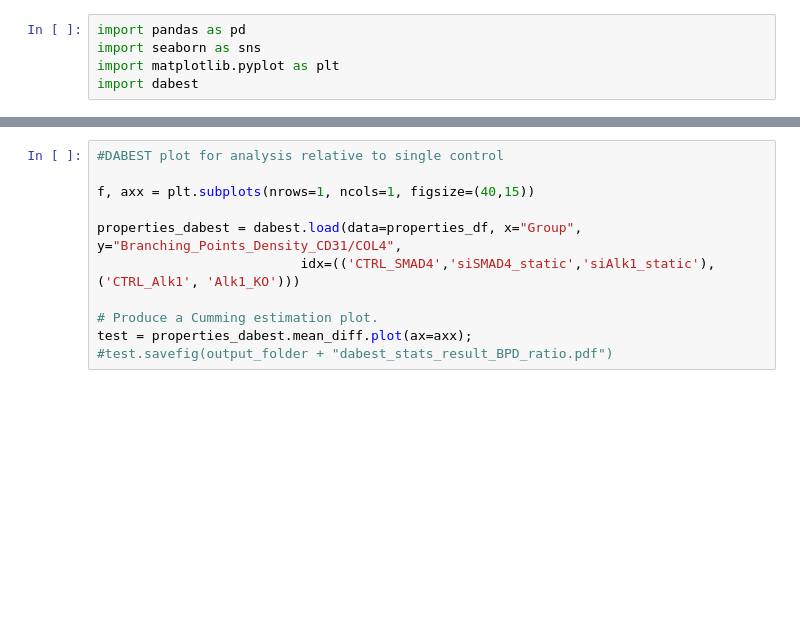
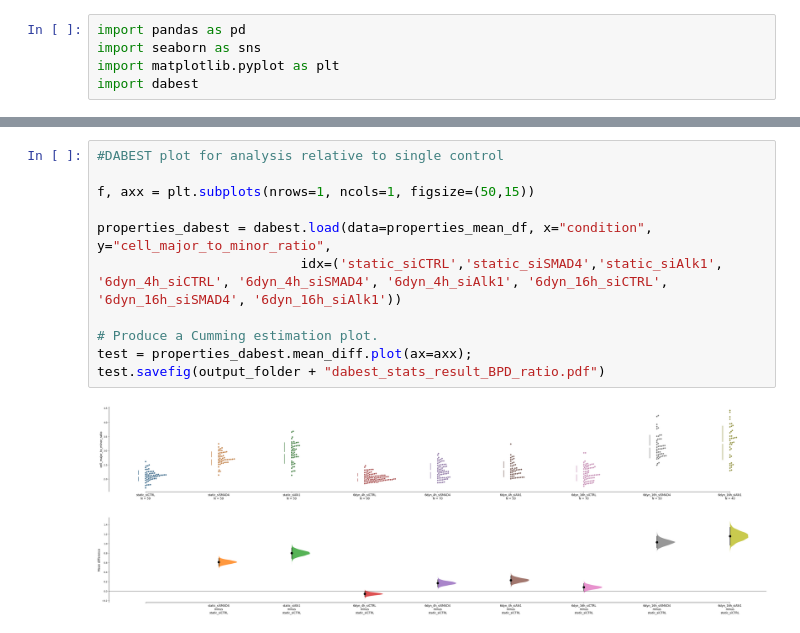
Before and after one commit to gerhardt-lab/polarityjam-HHT, a Jupyter notebook: Get_Statistics_of_PolarityJaM_feature.ipynb, the cells around one changed output, grey strips where cells are left out. Drawn from its saved outputs; the diff is of its cells as text; blank space fills up the shorter version.

```diff
--- a/Get_Statistics_of_PolarityJaM_feature.ipynb
+++ b/Get_Statistics_of_PolarityJaM_feature.ipynb
@@ -152,14 +118,16 @@ test.savefig(output_folder + "dabest_stats_result_KLF4_1.pdf")
 # %%
 #DABEST plot for analysis relative to single control
 
-f, axx = plt.subplots(nrows=1, ncols=1, figsize=(40,15))
+f, axx = plt.subplots(nrows=1, ncols=1, figsize=(50,15))
 
-properties_dabest = dabest.load(data=properties_df, x="Group", y="Branching_Points_Density_CD31/COL4",
-                          idx=(('CTRL_SMAD4','siSMAD4_static','siAlk1_static'), ('CTRL_Alk1', 'Alk1_KO')))
+properties_dabest = dabest.load(data=properties_mean_df, x="condition", y="cell_major_to_minor_ratio",
+                          idx=('static_siCTRL','static_siSMAD4','static_siAlk1', '6dyn_4h_siCTRL', '6dyn_4h_siSMAD4', '6dyn_4h_siAlk1', '6dyn_16h_siCTRL', '6dyn_16h_siSMAD4', '6dyn_16h_siAlk1'))
 
 # Produce a Cumming estimation plot.
 test = properties_dabest.mean_diff.plot(ax=axx);
-#test.savefig(output_folder + "dabest_stats_result_BPD_ratio.pdf")
+test.savefig(output_folder + "dabest_stats_result_BPD_ratio.pdf")
+# %% [output]
+[figure, added]
 # %%
 #box+swarm plot
 
```
Also changed, not shown: parts of 13 cells of this notebook.
